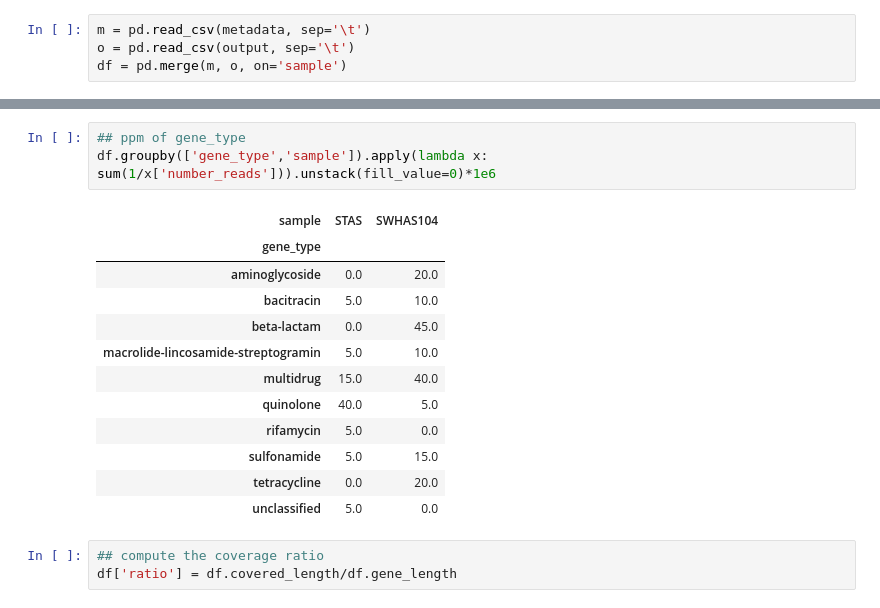
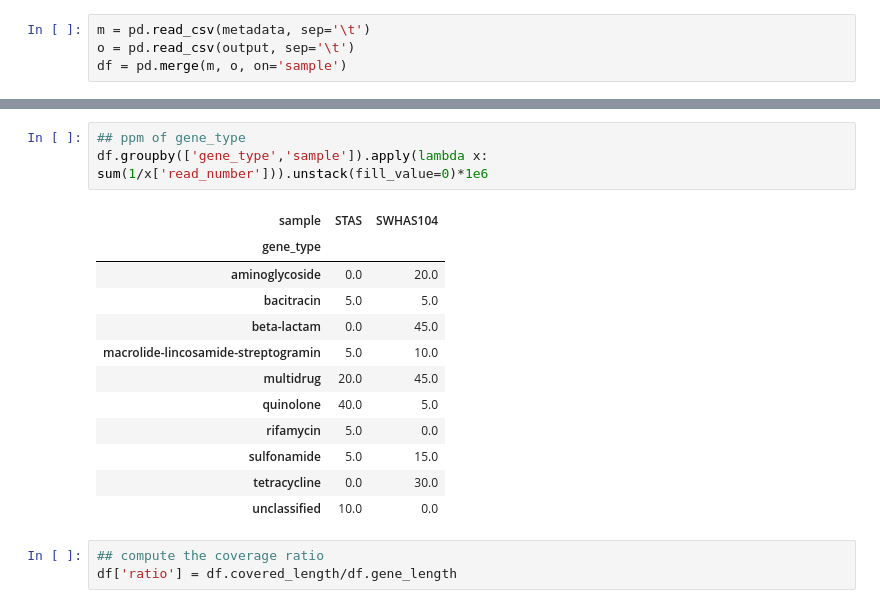
Before and after one commit to xiaole99/pysarg, a Jupyter notebook: notebook/normalize_sarg.ipynb, the cells around one changed output, grey strips where cells are left out. Drawn from its saved outputs; the diff is of its cells as text.

```diff
--- a/notebook/normalize_sarg.ipynb
+++ b/notebook/normalize_sarg.ipynb
@@ -18,19 +18,19 @@ df.head()
 # %%
 ## ppm of gene_type
-df.groupby(['gene_type','sample']).apply(lambda x: sum(1/x['number_reads'])).unstack(fill_value=0)*1e6
+df.groupby(['gene_type','sample']).apply(lambda x: sum(1/x['read_number'])).unstack(fill_value=0)*1e6
 # %% [output]
 | sample | STAS | SWHAS104 |
 | gene_type |  |  |
 | aminoglycoside | 0.0 | 20.0 |
-| bacitracin | 5.0 | 10.0 |
+| bacitracin | 5.0 | 5.0 |
 | beta-lactam | 0.0 | 45.0 |
 | macrolide-lincosamide-streptogramin | 5.0 | 10.0 |
-| multidrug | 15.0 | 40.0 |
+| multidrug | 20.0 | 45.0 |
 | quinolone | 40.0 | 5.0 |
 | rifamycin | 5.0 | 0.0 |
 | sulfonamide | 5.0 | 15.0 |
-| tetracycline | 0.0 | 20.0 |
-| unclassified | 5.0 | 0.0 |
+| tetracycline | 0.0 | 30.0 |
+| unclassified | 10.0 | 0.0 |
 # %%
 ## compute the coverage ratio
 df['ratio'] = df.covered_length/df.gene_length
```
Also changed, not shown: parts of 3 cells of this notebook, 1 other file.
